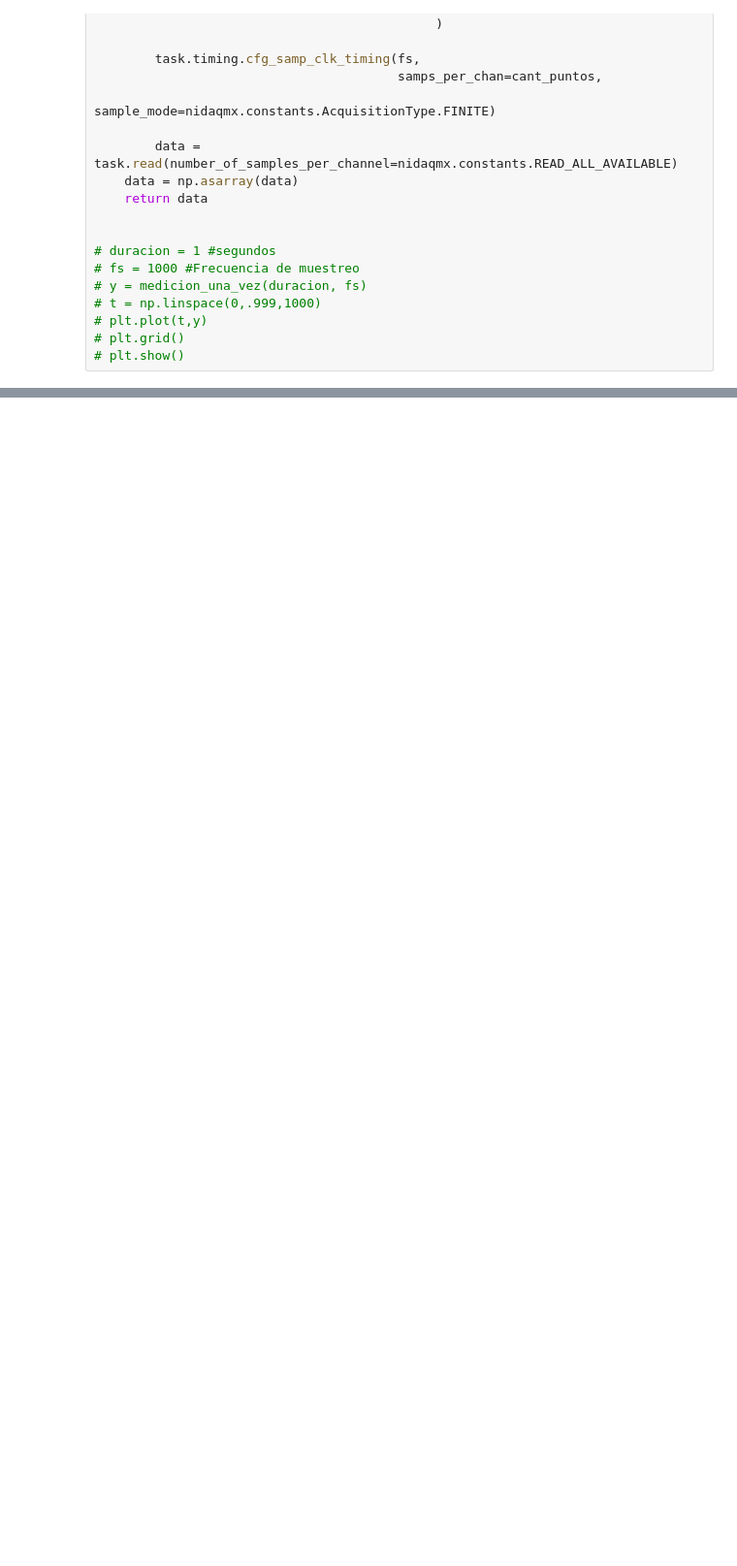
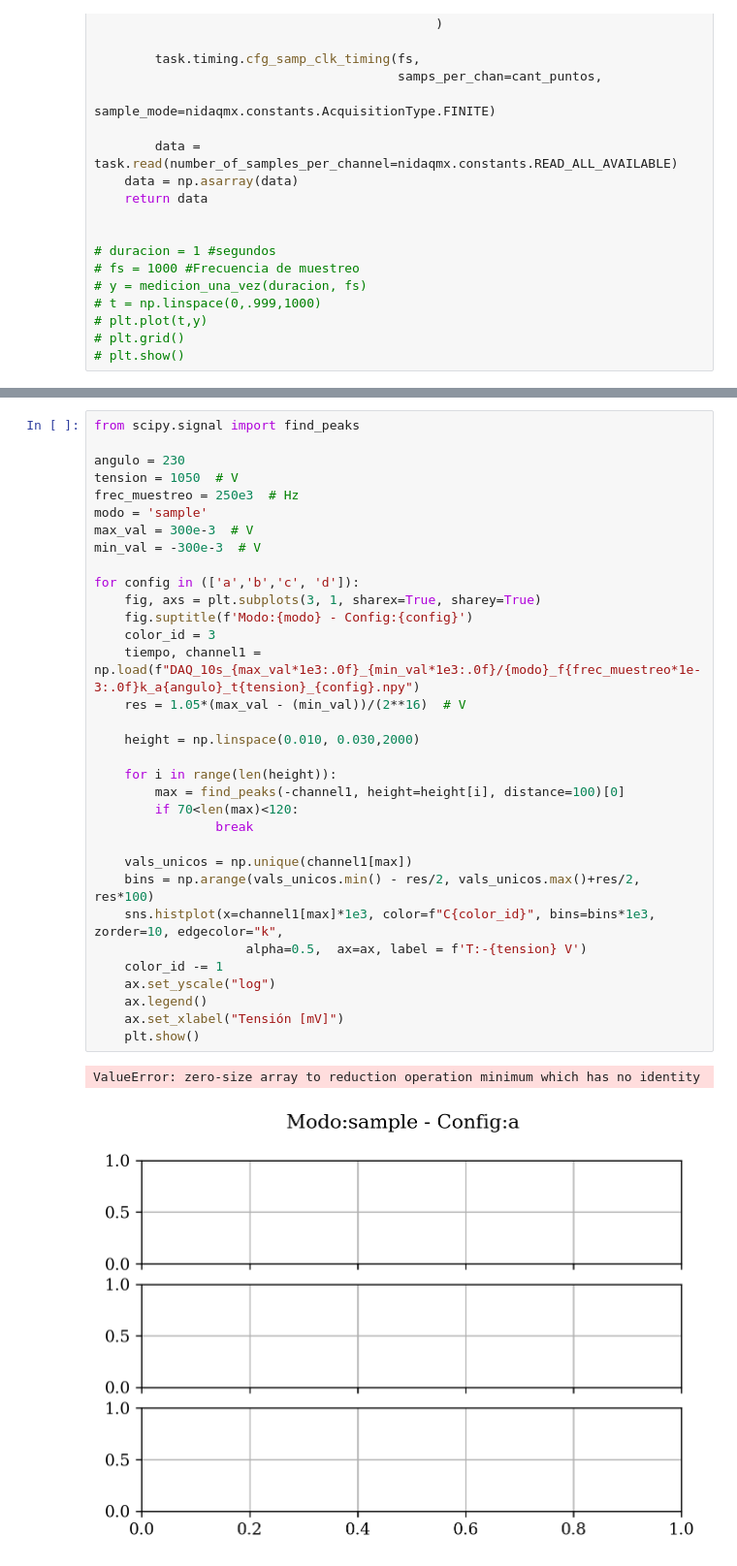
Before and after one commit to agustinbrusco/Laboratorio5, a Jupyter notebook: Datos y código - Práctica 3/adquisicion_daq.ipynb, the cells around one changed output, grey strips where cells are left out. Shown at 97% size. Drawn from its saved outputs; the diff is of its cells as text; blank space fills up the shorter version.

```diff
--- a/Datos y código - Práctica 3/adquisicion_daq.ipynb
+++ b/Datos y código - Práctica 3/adquisicion_daq.ipynb
@@ -151,0 +147,36 @@ ploted bar
+# %%
+from scipy.signal import find_peaks
+
+angulo = 230
+tension = 1050  # V
+frec_muestreo = 250e3  # Hz
+modo = 'sample'
+max_val = 300e-3  # V
+min_val = -300e-3  # V
+
+for config in (['a','b','c', 'd']):
+    fig, axs = plt.subplots(3, 1, sharex=True, sharey=True)
+    fig.suptitle(f'Modo:{modo} - Config:{config}')
+    color_id = 3
+    tiempo, channel1 = np.load(f"DAQ_10s_{max_val*1e3:.0f}_{min_val*1e3:.0f}/{modo}_f{frec_muestreo*1e-3:.0f}k_a{angulo}_t{tension}_{config}.npy")
+    res = 1.05*(max_val - (min_val))/(2**16)  # V
+
+    height = np.linspace(0.010, 0.030,2000)
+
+    for i in range(len(height)):
+        max = find_peaks(-channel1, height=height[i], distance=100)[0]
+        if 70<len(max)<120:
+                break
+
+    vals_unicos = np.unique(channel1[max])
+    bins = np.arange(vals_unicos.min() - res/2, vals_unicos.max()+res/2, res*100)
+    sns.histplot(x=channel1[max]*1e3, color=f"C{color_id}", bins=bins*1e3, zorder=10, edgecolor="k",
+                    alpha=0.5,  ax=ax, label = f'T:-{tension} V')
+    color_id -= 1
+    ax.set_yscale("log")
+    ax.legend()
+    ax.set_xlabel("Tensión [mV]")
+    plt.show()
+# %% [output]
+ValueError: zero-size array to reduction operation minimum which has no identity
+[figure, added]
```
Also changed, not shown: parts of 3 cells of this notebook.
